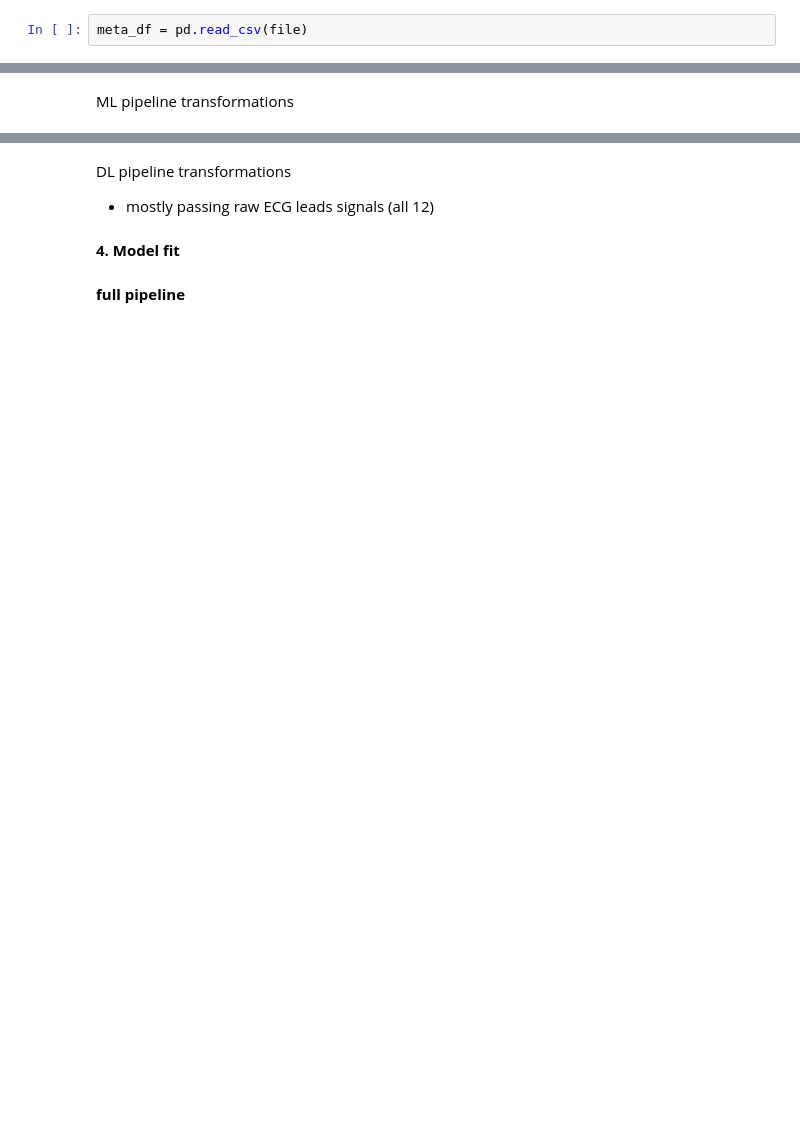
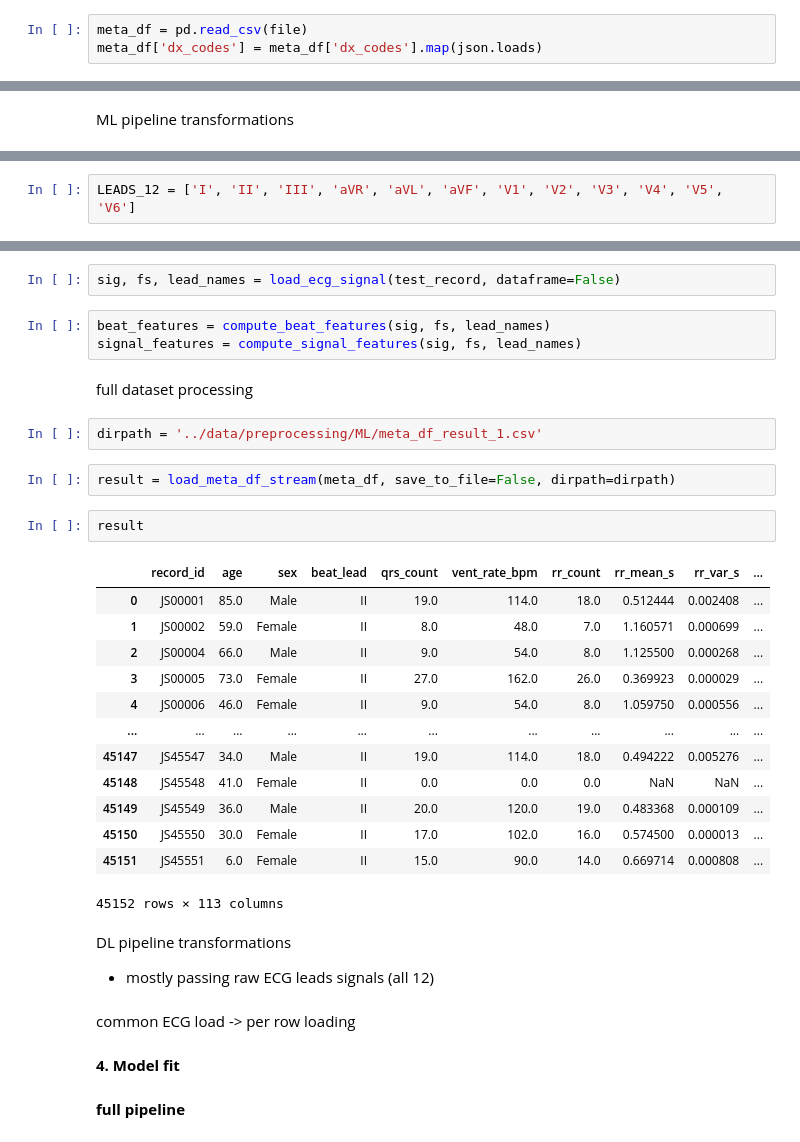
Before and after one commit to Sammuel21/ml-course-fall-2025-fmfi-uk-arrhythmia-study, a Jupyter notebook: notebooks/data-preparation.ipynb, the cells around one changed output, grey strips where cells are left out. Cells and saved outputs as stored; diff of their text form; blank space fills up the shorter version.

Commit message:
add progress on preprocessing

```diff
--- a/notebooks/data-preparation.ipynb
+++ b/notebooks/data-preparation.ipynb
@@ -289,6 +291,7 @@ def load_row_metadata(dirpath):
     return meta_df
 # %%
 meta_df = pd.read_csv(file)
+meta_df['dx_codes'] = meta_df['dx_codes'].map(json.loads)
 # %% [markdown]
 label encoding pipeline
 # %%
@@ -356,0 +360,2 @@ import neurokit2 as nk
+# %%
+LEADS_12 = ['I', 'II', 'III', 'aVR', 'aVL', 'aVF', 'V1', 'V2', 'V3', 'V4', 'V5', 'V6']
@@ -357,6 +515,35 @@ import neurokit2 as nk
+# %%
+sig, fs, lead_names = load_ecg_signal(test_record, dataframe=False)
+# %%
+beat_features = compute_beat_features(sig, fs, lead_names)
+signal_features = compute_signal_features(sig, fs, lead_names)
+# %% [markdown]
+full dataset processing
+# %%
+dirpath = '../data/preprocessing/ML/meta_df_result_1.csv'
+# %%
+result = load_meta_df_stream(meta_df, save_to_file=False, dirpath=dirpath)
+# %%
+result
+# %% [output]
+|  | record_id | age | sex | beat_lead | qrs_count | vent_rate_bpm | rr_count | rr_mean_s | rr_var_s | ... |
+| 0 | JS00001 | 85.0 | Male | II | 19.0 | 114.0 | 18.0 | 0.512444 | 0.002408 | ... |
+| 1 | JS00002 | 59.0 | Female | II | 8.0 | 48.0 | 7.0 | 1.160571 | 0.000699 | ... |
+| 2 | JS00004 | 66.0 | Male | II | 9.0 | 54.0 | 8.0 | 1.125500 | 0.000268 | ... |
+| 3 | JS00005 | 73.0 | Female | II | 27.0 | 162.0 | 26.0 | 0.369923 | 0.000029 | ... |
+| 4 | JS00006 | 46.0 | Female | II | 9.0 | 54.0 | 8.0 | 1.059750 | 0.000556 | ... |
+| ... | ... | ... | ... | ... | ... | ... | ... | ... | ... | ... |
+| 45147 | JS45547 | 34.0 | Male | II | 19.0 | 114.0 | 18.0 | 0.494222 | 0.005276 | ... |
+| 45148 | JS45548 | 41.0 | Female | II | 0.0 | 0.0 | 0.0 | NaN | NaN | ... |
+| 45149 | JS45549 | 36.0 | Male | II | 20.0 | 120.0 | 19.0 | 0.483368 | 0.000109 | ... |
+| 45150 | JS45550 | 30.0 | Female | II | 17.0 | 102.0 | 16.0 | 0.574500 | 0.000013 | ... |
+| 45151 | JS45551 | 6.0 | Female | II | 15.0 | 90.0 | 14.0 | 0.669714 | 0.000808 | ... |
+45152 rows × 113 columns
 # %% [markdown]
 DL pipeline transformations
  - mostly passing raw ECG leads signals (all 12)
+# %% [markdown]
+common ECG load -> per row loading
 # %% [markdown]
 **4. Model fit**
 # %% [markdown]
```
Also changed, not shown: parts of 11 cells of this notebook, 5 other files.
